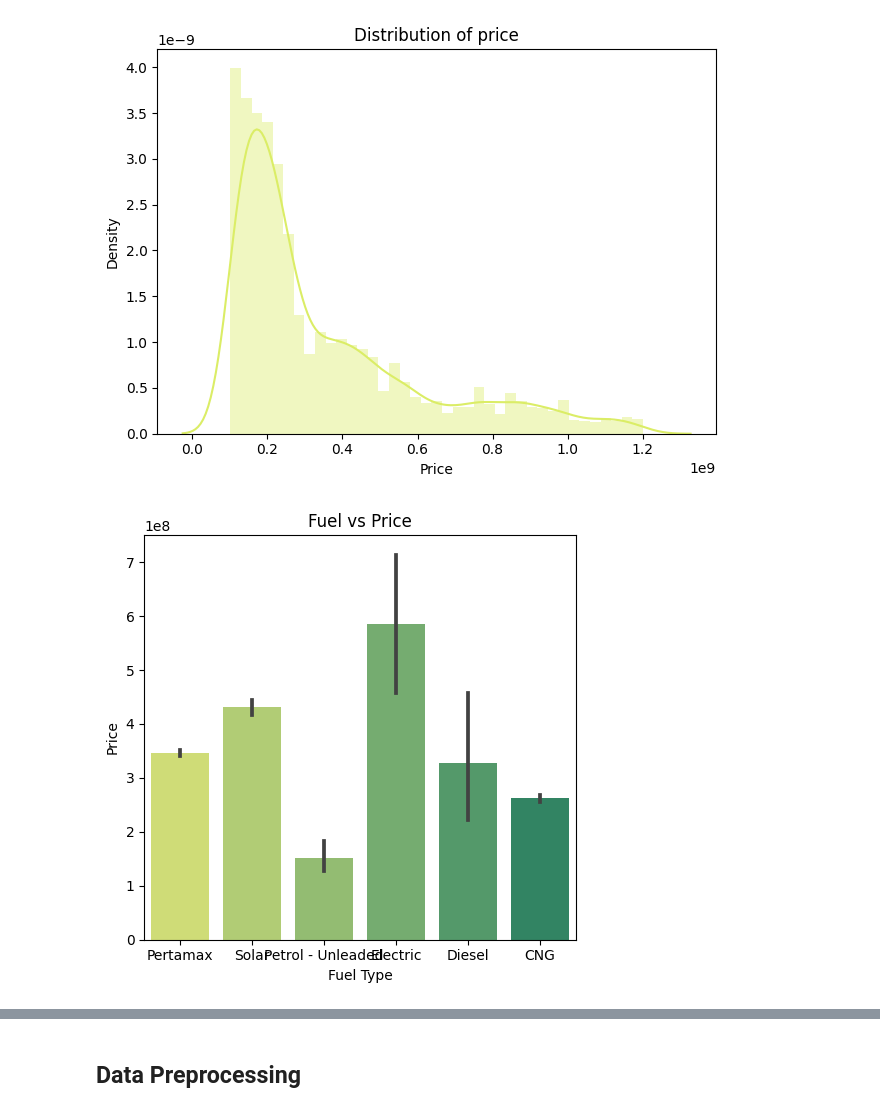
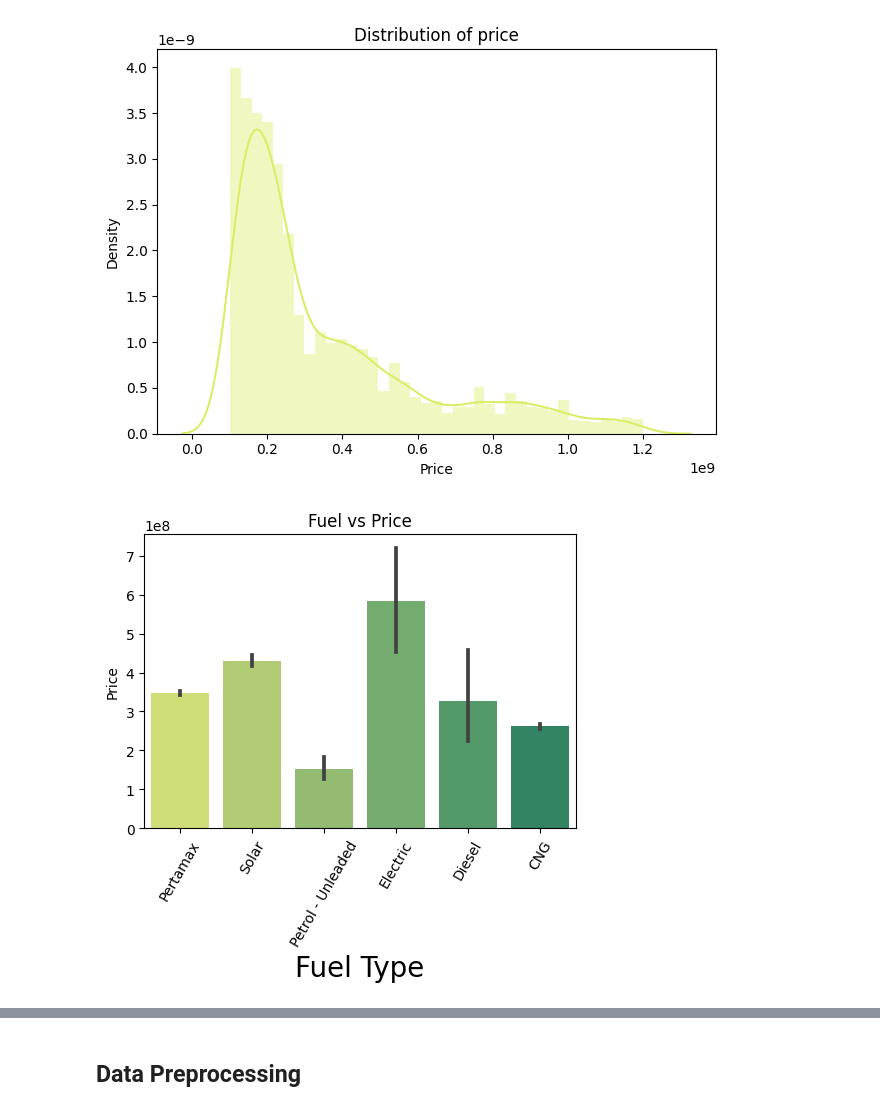
Before and after one commit to abudto/Data-Science-Analytics, a Jupyter notebook: Used Car Price Prediction (Web Scraping, Dashboard, Machine Learning)/Used Car Price Prediction.ipynb, the cells around one changed output, grey strips where cells are left out. Saved outputs shown, nothing was run; the diff lists cells and outputs as text; code cells hidden in the pictures.

```diff
--- a/Used Car Price Prediction (Web Scraping, Dashboard, Machine Learning)/Used Car Price Prediction.ipynb
+++ b/Used Car Price Prediction (Web Scraping, Dashboard, Machine Learning)/Used Car Price Prediction.ipynb
@@ -312,11 +336,13 @@ https://gist.github.com/mwaskom/de44147ed2974457ad6372750bbe5751
 # %%
 fig,axs=plt.subplots()
 fig.set_size_inches(5,5)
 
 p1=sns.barplot(x='Fuel Type',y='Price',data=new_df,ax=axs)
 axs.set_title('Fuel vs Price')
+plt.xlabel('Fuel Type', fontsize = 20)
+plt.xticks(rotation=60)
 
 plt.savefig('Insight-Figure-1',dpi=None)
 plt.show()
 # %% [output]
-[figure, old version]
+[figure, new version]
```
Also changed, not shown: parts of 11 cells of this notebook, 4 other files.
